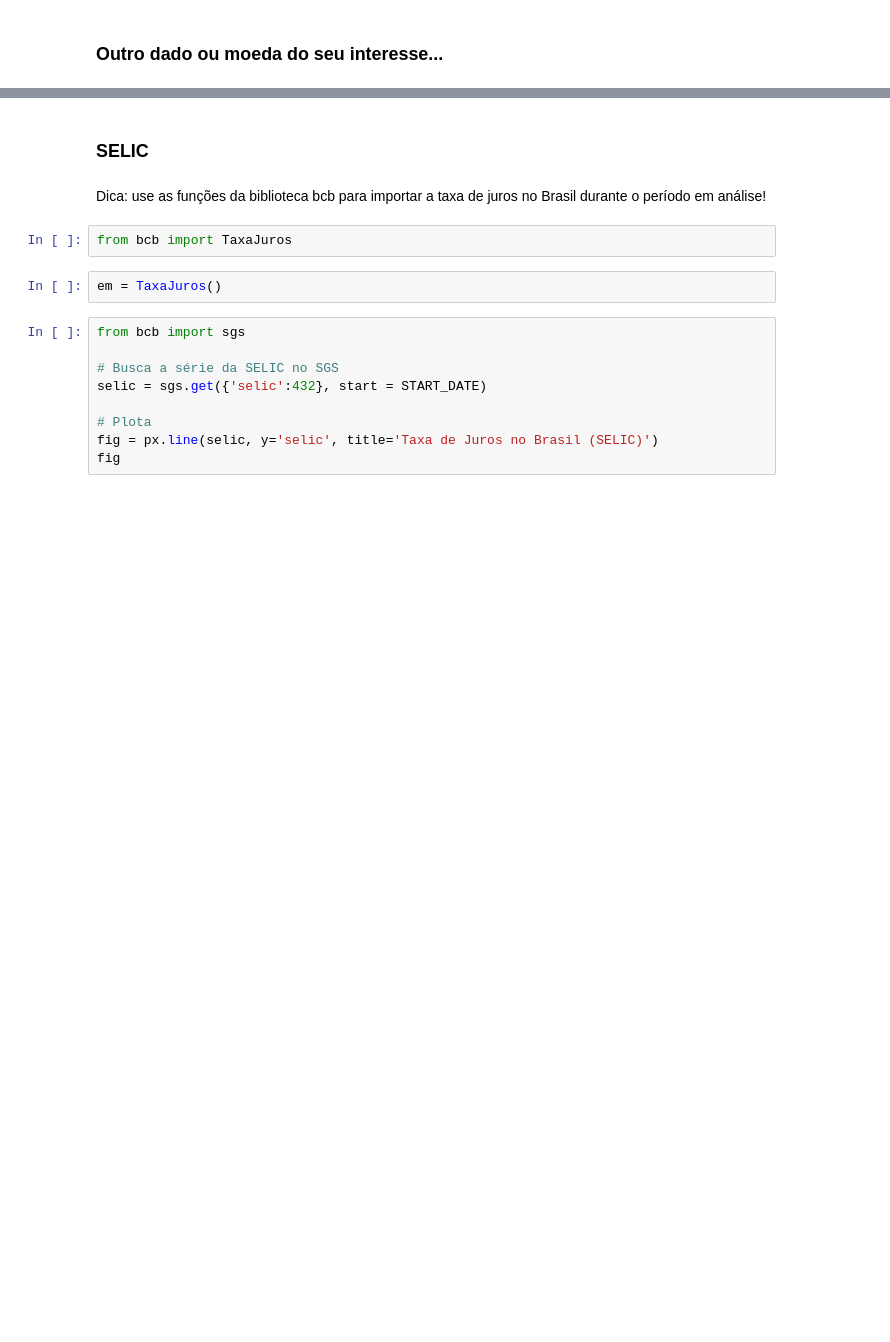
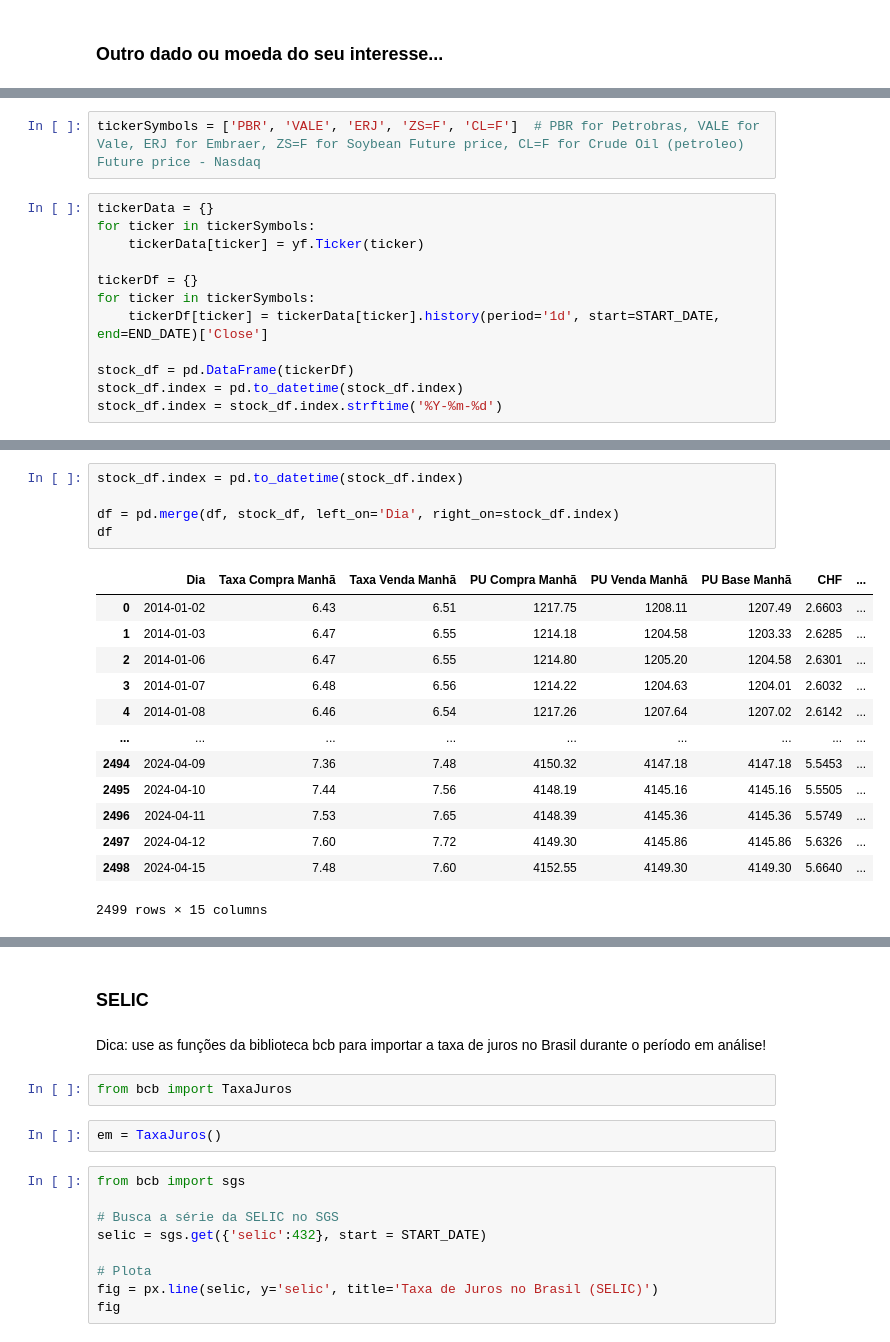
Before and after one commit to JVitorCarv/predicao-tesouro-direto, a Jupyter notebook: JOSÉ_VITOR_VELOZO_DE_CARVALHO_Prática_04_Avaliação_de_Regressores.ipynb, the cells around one changed output, grey strips where cells are left out. Saved outputs shown, nothing was run; the diff lists cells and outputs as text; blank space fills up the shorter version.

Commit message:
add stock and commodities

```diff
--- a/JOSÉ_VITOR_VELOZO_DE_CARVALHO_Prática_04_Avaliação_de_Regressores.ipynb
+++ b/JOSÉ_VITOR_VELOZO_DE_CARVALHO_Prática_04_Avaliação_de_Regressores.ipynb
@@ -281,0 +308,14 @@ Agora, vamos adicionar valores de ações brasileiras da Petrobrás, Embraer e S
+# %%
+tickerSymbols = ['PBR', 'VALE', 'ERJ', 'ZS=F', 'CL=F']  # PBR for Petrobras, VALE for Vale, ERJ for Embraer, ZS=F for Soybean Future price, CL=F for Crude Oil (petroleo) Future price - Nasdaq
+# %%
+tickerData = {}
+for ticker in tickerSymbols:
+    tickerData[ticker] = yf.Ticker(ticker)
+
+tickerDf = {}
+for ticker in tickerSymbols:
+    tickerDf[ticker] = tickerData[ticker].history(period='1d', start=START_DATE, end=END_DATE)['Close']
+
+stock_df = pd.DataFrame(tickerDf)
+stock_df.index = pd.to_datetime(stock_df.index)
+stock_df.index = stock_df.index.strftime('%Y-%m-%d')
@@ -281,0 +357,19 @@ Agora, vamos adicionar valores de ações brasileiras da Petrobrás, Embraer e S
+# %%
+stock_df.index = pd.to_datetime(stock_df.index)
+
+df = pd.merge(df, stock_df, left_on='Dia', right_on=stock_df.index)
+df
+# %% [output]
+|  | Dia | Taxa Compra Manhã | Taxa Venda Manhã | PU Compra Manhã | PU Venda Manhã | PU Base Manhã | CHF | ... |
+| 0 | 2014-01-02 | 6.43 | 6.51 | 1217.75 | 1208.11 | 1207.49 | 2.6603 | ... |
+| 1 | 2014-01-03 | 6.47 | 6.55 | 1214.18 | 1204.58 | 1203.33 | 2.6285 | ... |
+| 2 | 2014-01-06 | 6.47 | 6.55 | 1214.80 | 1205.20 | 1204.58 | 2.6301 | ... |
+| 3 | 2014-01-07 | 6.48 | 6.56 | 1214.22 | 1204.63 | 1204.01 | 2.6032 | ... |
+| 4 | 2014-01-08 | 6.46 | 6.54 | 1217.26 | 1207.64 | 1207.02 | 2.6142 | ... |
+| ... | ... | ... | ... | ... | ... | ... | ... | ... |
+| 2494 | 2024-04-09 | 7.36 | 7.48 | 4150.32 | 4147.18 | 4147.18 | 5.5453 | ... |
+| 2495 | 2024-04-10 | 7.44 | 7.56 | 4148.19 | 4145.16 | 4145.16 | 5.5505 | ... |
+| 2496 | 2024-04-11 | 7.53 | 7.65 | 4148.39 | 4145.36 | 4145.36 | 5.5749 | ... |
+| 2497 | 2024-04-12 | 7.60 | 7.72 | 4149.30 | 4145.86 | 4145.86 | 5.6326 | ... |
+| 2498 | 2024-04-15 | 7.48 | 7.60 | 4152.55 | 4149.30 | 4149.30 | 5.6640 | ... |
+2499 rows × 15 columns
```
Also changed, not shown: parts of 12 cells of this notebook.
